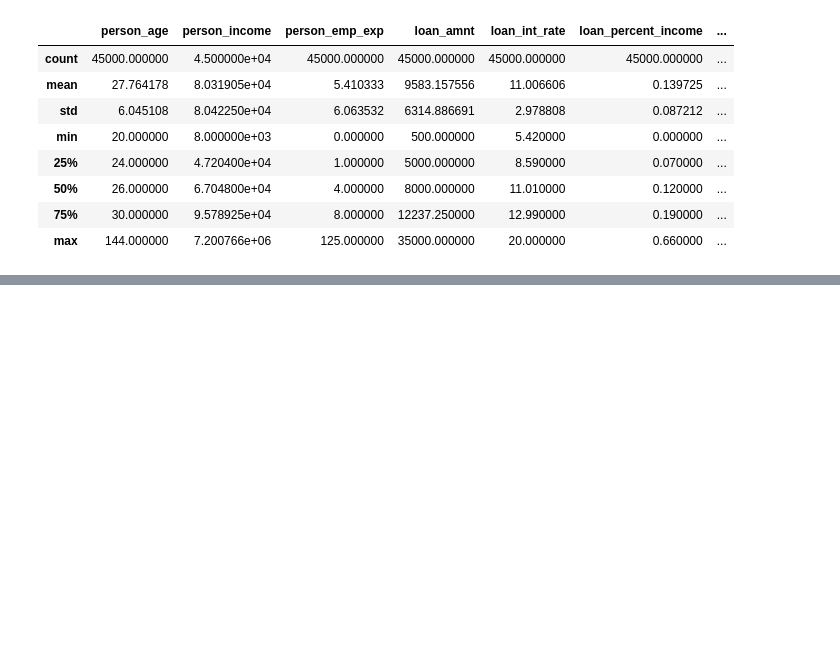
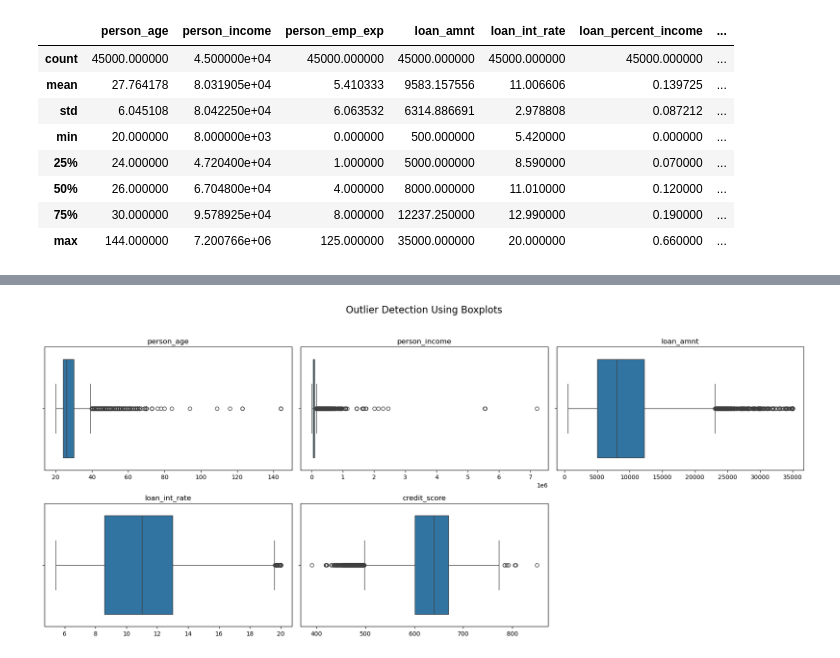
Before and after one commit to ShulimanHossain/Predictive-Analysis-of-Loan-Approval-Using-Data-Science-and-ML, a Jupyter notebook: loan.ipynb, the cells around one changed output, grey strips where cells are left out. Saved outputs shown, nothing was run; the diff lists cells and outputs as text; code cells hidden in the pictures; blank space fills up the shorter version.

```diff
--- a/loan.ipynb
+++ b/loan.ipynb
@@ -62,0 +117,28 @@ df.describe()
+# %%
+import matplotlib.pyplot as plt
+import seaborn as sns
+
+num_cols = [
+    'person_age',
+    'person_income',
+    'loan_amnt',
+    'loan_int_rate',
+    'credit_score'
+]
+
+fig, axes = plt.subplots(2, 3, figsize=(18, 8))
+axes = axes.flatten()
+
+for i, col in enumerate(num_cols):
+    sns.boxplot(x=df[col], ax=axes[i])
+    axes[i].set_title(col, fontsize=12)
+    axes[i].set_xlabel("")
+
+# Remove the empty subplot (6th one)
+fig.delaxes(axes[-1])
+
+plt.suptitle("Outlier Detection Using Boxplots", fontsize=16)
+plt.tight_layout(rect=[0, 0, 1, 0.95])
+plt.show()
+# %% [output]
+[figure, added]
```
Also changed, not shown: parts of 8 cells of this notebook.
